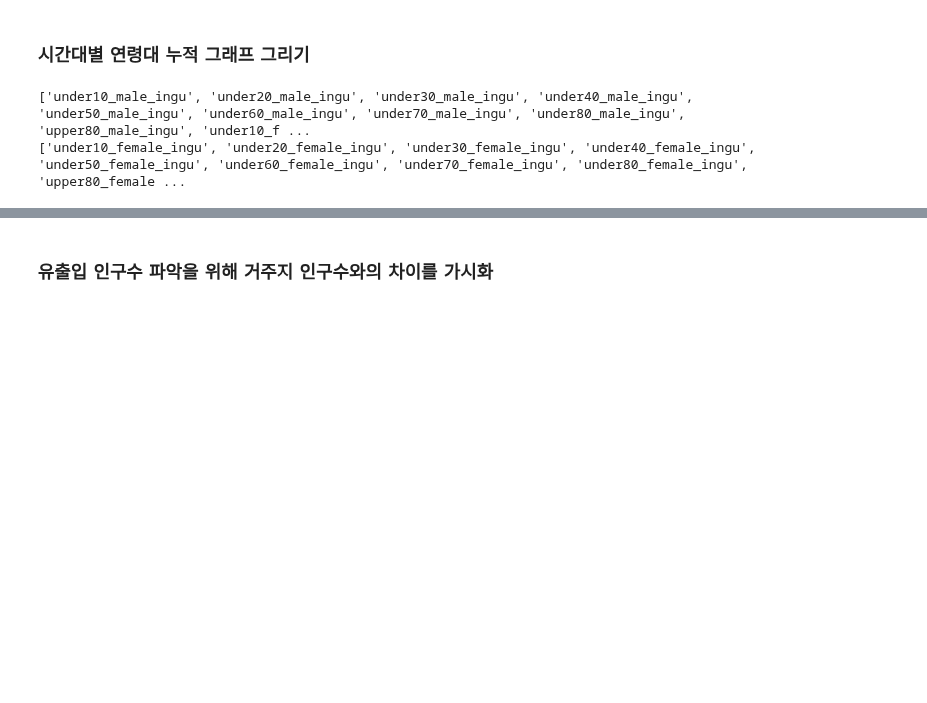
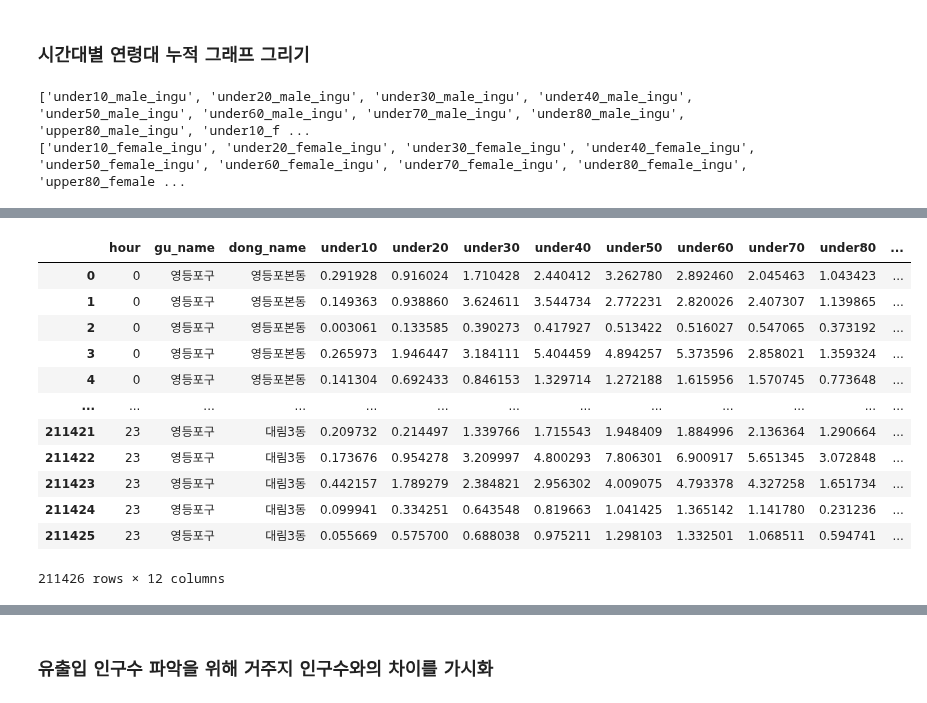
Before and after one commit to Edwardkim0/Place_trend_analysis, a Jupyter notebook: eda.ipynb, the cells around one changed output, grey strips where cells are left out. Saved outputs shown, nothing was run; the diff lists cells and outputs as text; code cells hidden in the pictures; blank space fills up the shorter version.

```diff
--- a/eda.ipynb
+++ b/eda.ipynb
@@ -164,8 +180,27 @@ print(female_ingu_var)
 # %%
 new_ingu_var = [x.split('_')[0] for x in ingu_var if len(x)<13]
 yp_df_3 = yp_df.loc[:,['hour','gu_name','dong_name']]
+yp_df_3_male = yp_df_3.copy()
+yp_df_3_female = yp_df_3.copy()
 for idx,_var in enumerate(new_ingu_var):
     yp_df_3[_var] = yp_df.apply(lambda row:row[male_ingu_var[idx]]+row[female_ingu_var[idx]],axis=1)
+    yp_df_3_male[_var] = yp_df[male_ingu_var[idx]]
+    yp_df_3_female[_var] = yp_df[female_ingu_var[idx]]
+yp_df_3_female
+# %% [output]
+|  | hour | gu_name | dong_name | under10 | under20 | under30 | under40 | under50 | under60 | under70 | under80 | ... |
+| 0 | 0 | 영등포구 | 영등포본동 | 0.291928 | 0.916024 | 1.710428 | 2.440412 | 3.262780 | 2.892460 | 2.045463 | 1.043423 | ... |
+| 1 | 0 | 영등포구 | 영등포본동 | 0.149363 | 0.938860 | 3.624611 | 3.544734 | 2.772231 | 2.820026 | 2.407307 | 1.139865 | ... |
+| 2 | 0 | 영등포구 | 영등포본동 | 0.003061 | 0.133585 | 0.390273 | 0.417927 | 0.513422 | 0.516027 | 0.547065 | 0.373192 | ... |
+| 3 | 0 | 영등포구 | 영등포본동 | 0.265973 | 1.946447 | 3.184111 | 5.404459 | 4.894257 | 5.373596 | 2.858021 | 1.359324 | ... |
+| 4 | 0 | 영등포구 | 영등포본동 | 0.141304 | 0.692433 | 0.846153 | 1.329714 | 1.272188 | 1.615956 | 1.570745 | 0.773648 | ... |
+| ... | ... | ... | ... | ... | ... | ... | ... | ... | ... | ... | ... | ... |
+| 211421 | 23 | 영등포구 | 대림3동 | 0.209732 | 0.214497 | 1.339766 | 1.715543 | 1.948409 | 1.884996 | 2.136364 | 1.290664 | ... |
+| 211422 | 23 | 영등포구 | 대림3동 | 0.173676 | 0.954278 | 3.209997 | 4.800293 | 7.806301 | 6.900917 | 5.651345 | 3.072848 | ... |
+| 211423 | 23 | 영등포구 | 대림3동 | 0.442157 | 1.789279 | 2.384821 | 2.956302 | 4.009075 | 4.793378 | 4.327258 | 1.651734 | ... |
+| 211424 | 23 | 영등포구 | 대림3동 | 0.099941 | 0.334251 | 0.643548 | 0.819663 | 1.041425 | 1.365142 | 1.141780 | 0.231236 | ... |
+| 211425 | 23 | 영등포구 | 대림3동 | 0.055669 | 0.575700 | 0.688038 | 0.975211 | 1.298103 | 1.332501 | 1.068511 | 0.594741 | ... |
+211426 rows × 12 columns
 # %%
 analysis_time_stack = yp_df_3.groupby('hour').sum()
 analysis_time_stack2 = analysis_time_stack.copy()
```
Also changed, not shown: parts of 9 cells of this notebook, 8 other files.
